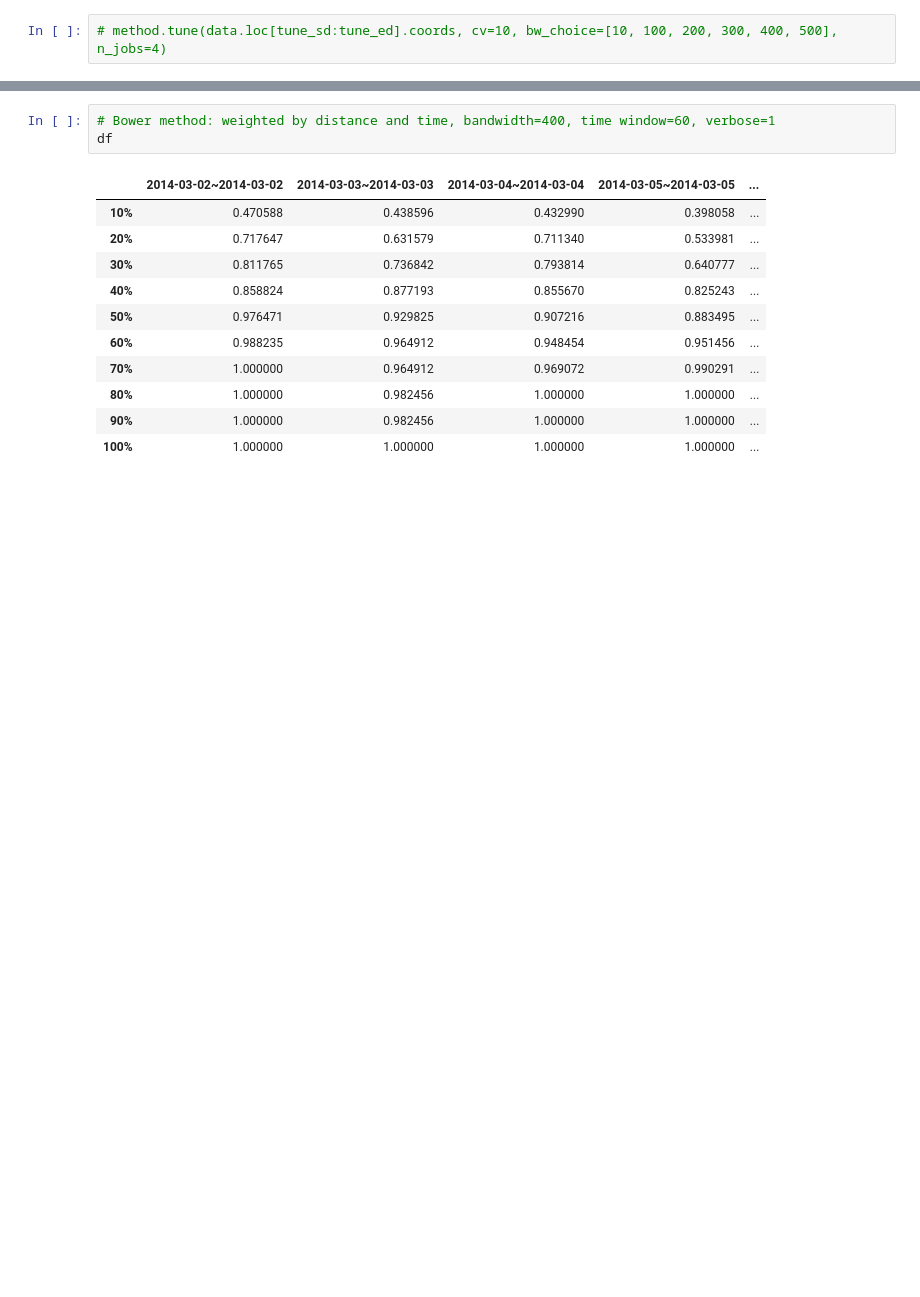
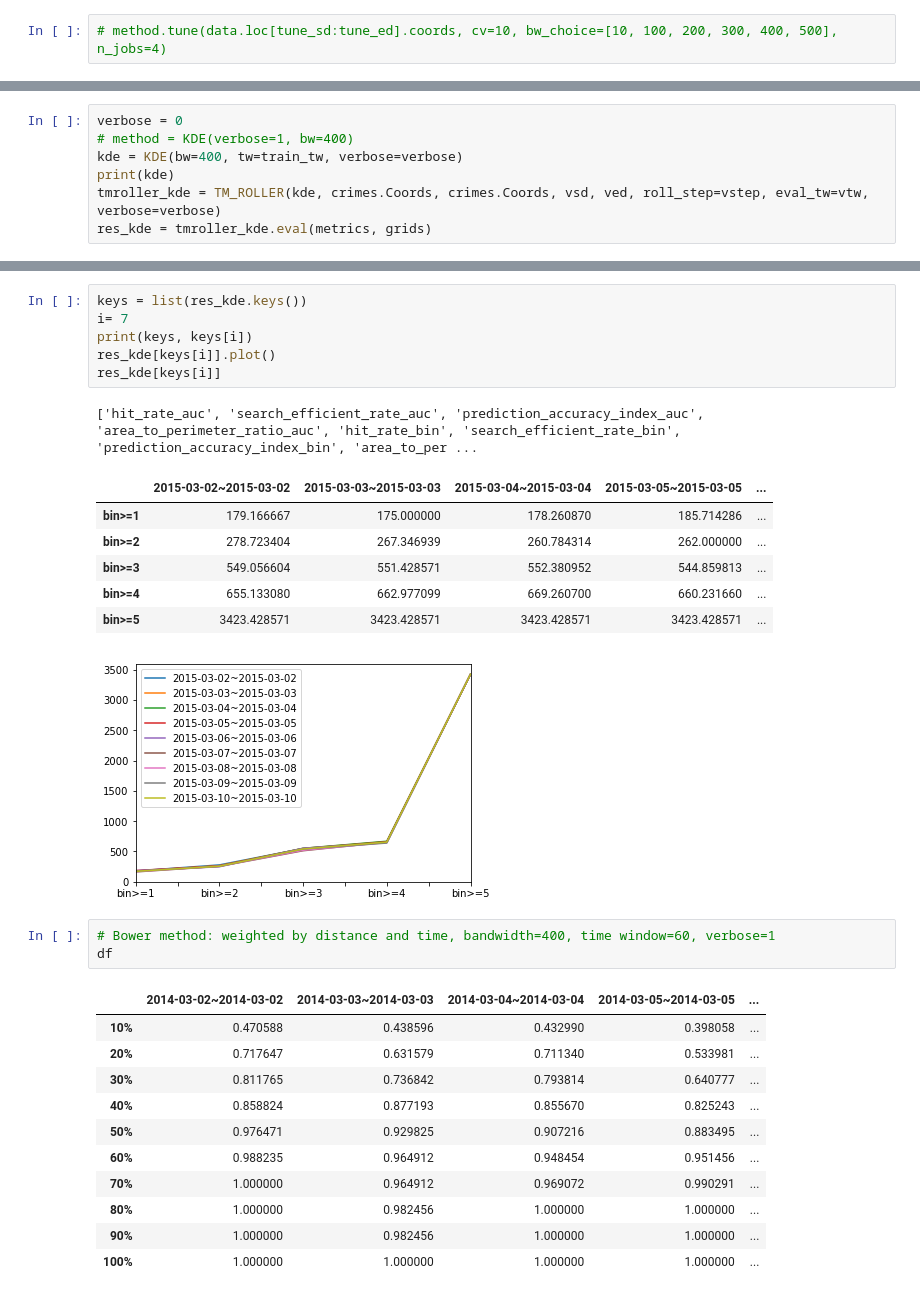
Before and after one commit to JHWu92/public-safety-baltimore, a Jupyter notebook: tm roller.ipynb, the cells around one changed output, grey strips where cells are left out. Cells and saved outputs as stored; diff of their text form; blank space fills up the shorter version.

```diff
--- a/tm roller.ipynb
+++ b/tm roller.ipynb
@@ -83,0 +75,7 @@ Bower method: weighted by distance and time, bandwidth=400, time window=60, verb
+# %%
+verbose = 0
+# method = KDE(verbose=1, bw=400)
+kde = KDE(bw=400, tw=train_tw, verbose=verbose)
+print(kde)
+tmroller_kde = TM_ROLLER(kde, crimes.Coords, crimes.Coords, vsd, ved, roll_step=vstep, eval_tw=vtw, verbose=verbose)
+res_kde = tmroller_kde.eval(metrics, grids)
@@ -134,3 +154,18 @@ df_bower.plot()
+# %%
+keys = list(res_kde.keys())
+i= 7
+print(keys, keys[i])
+res_kde[keys[i]].plot()
+res_kde[keys[i]]
+# %% [output]
+['hit_rate_auc', 'search_efficient_rate_auc', 'prediction_accuracy_index_auc', 'area_to_perimeter_ratio_auc', 'hit_rate_bin', 'search_efficient_rate_bin', 'prediction_accuracy_index_bin', 'area_to_per ...
+|  | 2015-03-02~2015-03-02 | 2015-03-03~2015-03-03 | 2015-03-04~2015-03-04 | 2015-03-05~2015-03-05 | ... |
+| bin>=1 | 179.166667 | 175.000000 | 178.260870 | 185.714286 | ... |
+| bin>=2 | 278.723404 | 267.346939 | 260.784314 | 262.000000 | ... |
+| bin>=3 | 549.056604 | 551.428571 | 552.380952 | 544.859813 | ... |
+| bin>=4 | 655.133080 | 662.977099 | 669.260700 | 660.231660 | ... |
+| bin>=5 | 3423.428571 | 3423.428571 | 3423.428571 | 3423.428571 | ... |
+[figure, added]
 # %%
 # Bower method: weighted by distance and time, bandwidth=400, time window=60, verbose=1
 df
```
Also changed, not shown: parts of 11 cells of this notebook.
